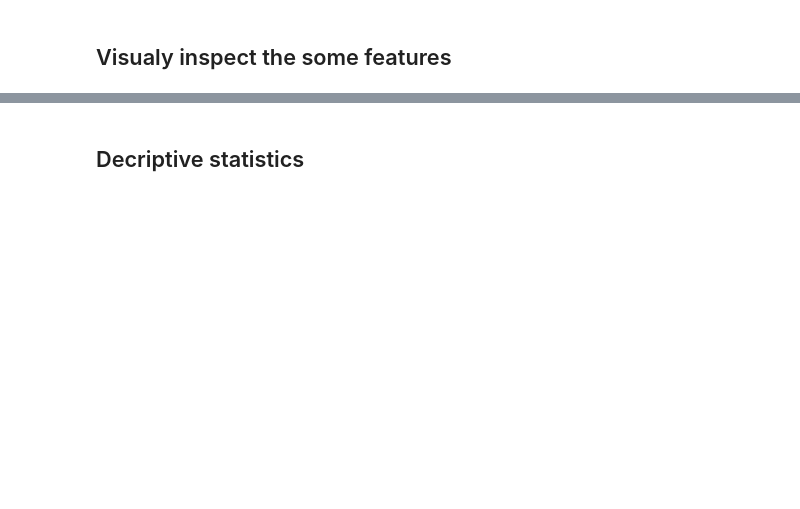
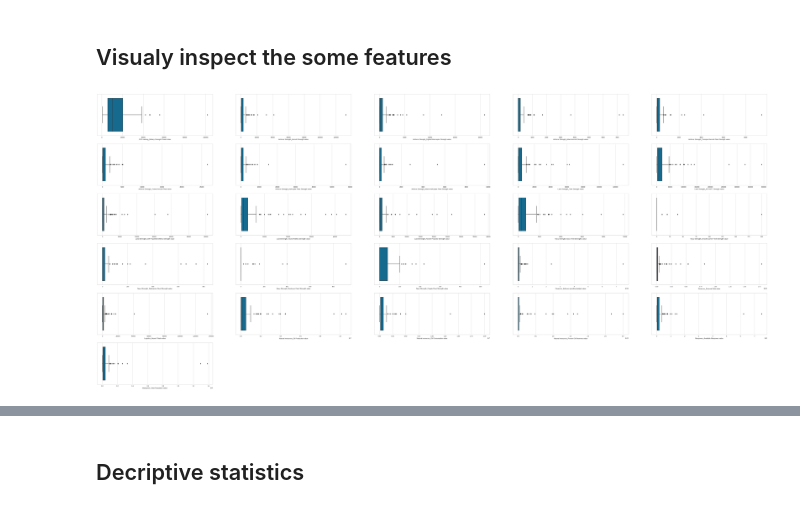
Before and after one commit to bugeki/ML, a Jupyter notebook: military_power_clustering.ipynb, the cells around one changed output, grey strips where cells are left out. Saved outputs shown, nothing was run; the diff lists cells and outputs as text; code cells hidden in the pictures; blank space fills up the shorter version.

```diff
--- a/military_power_clustering.ipynb
+++ b/military_power_clustering.ipynb
@@ -124,0 +179,2 @@ MultiIndex([(     '2020 ranking',                                 'Country'),
+# %%
+df.drop(dupl_col,axis=1,inplace=True)
@@ -130,0 +299,2 @@ MultiIndex([(     '2020 ranking',                                 'Country'),
+# %%
+df = df.fillna(0)
@@ -132,0 +345,3 @@ MultiIndex([(     '2020 ranking',                                 'Country'),
+# %%
+for col in df.columns[1:]:
+  df[col] = df[col].astype(str).str.replace(".", "").str.replace(",", "").astype(int)
@@ -136,2 +396,14 @@ MultiIndex([(     '2020 ranking',                                 'Country'),
+# %%
+df.drop(['Geography_Total Square Land Area value','Geography_Total Coastline Coverage value','Geography_Total Waterway Coverage value','Geography_Total Border Coverage value'],axis=1,inplace=True)
 # %% [markdown]
 ## Visualy inspect the some features
+# %%
+index = 0
+plt.figure(figsize=(80,60))
+for feature in df.columns:
+    if feature != '2020 ranking_Country':
+        index += 1
+        plt.subplot(10,5,index)
+        sns.boxplot(x=feature, data=df)
+# %% [output]
+[figure, added]
```
Also changed, not shown: parts of 47 cells of this notebook.
